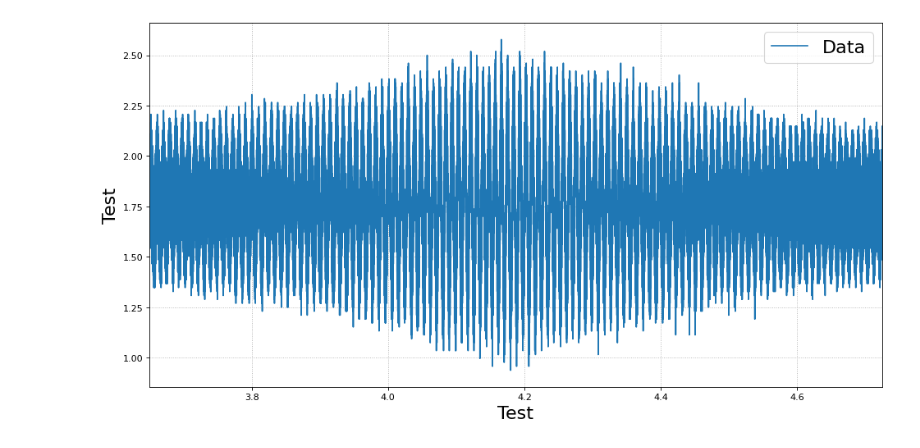
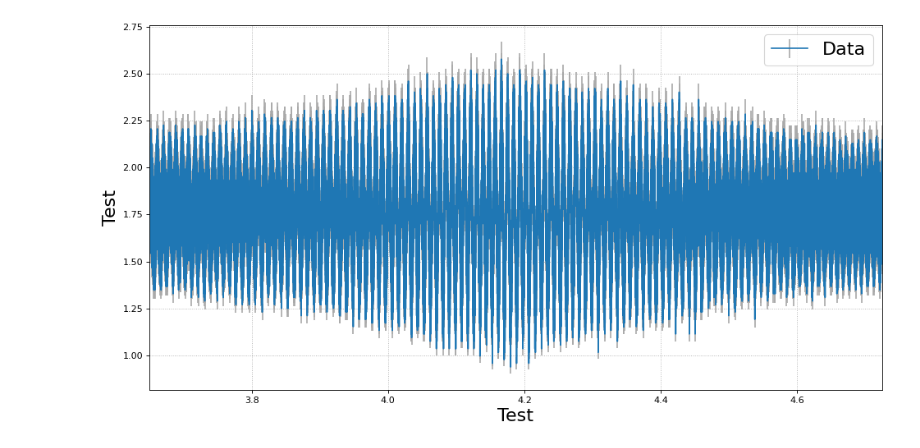
Before and after one commit to Friedrich-Jahns/Fortgeschrittenen-Praktikum-Physik, a Jupyter notebook: FP4_Michelson/A5/A5.ipynb, the cells around one changed output. Saved outputs shown, nothing was run; the diff lists cells and outputs as text; code cells hidden in the pictures.

```diff
--- a/FP4_Michelson/A5/A5.ipynb
+++ b/FP4_Michelson/A5/A5.ipynb
@@ -18,13 +18,15 @@ with open('Res/cp-cal_res.txt','r') as tf:
     cal = np.genfromtxt(tf).T
 
 data = f.channel_to_pos(data,cal)
+# %%
+yerr = 0.035339825186025027*np.abs(data[1])
 # %%
 f.figsize(2)
-plt.errorbar(data[0],data[1],label = 'Data')
+plt.errorbar(data[0],data[1],yerr=yerr,label = 'Data',ecolor='darkgray')
 
 f.form([3.650,4.725])
 # %% [output]
-[figure, old version]
+[figure, new version]
 # %%
 freq_scale = 2/5.127868608985219*1e-3
 
```
Also changed, not shown: parts of 4 cells of this notebook, 3 other files.
